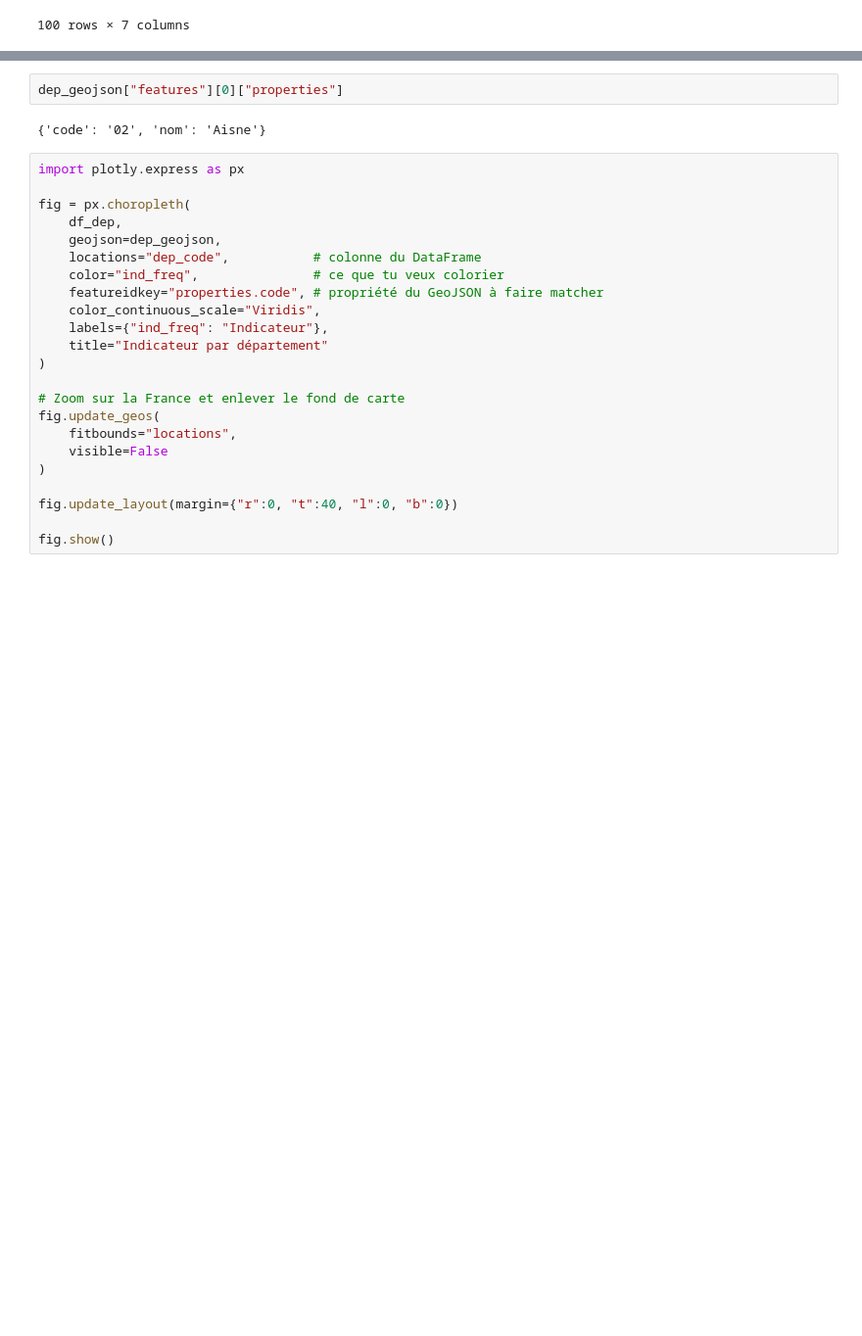
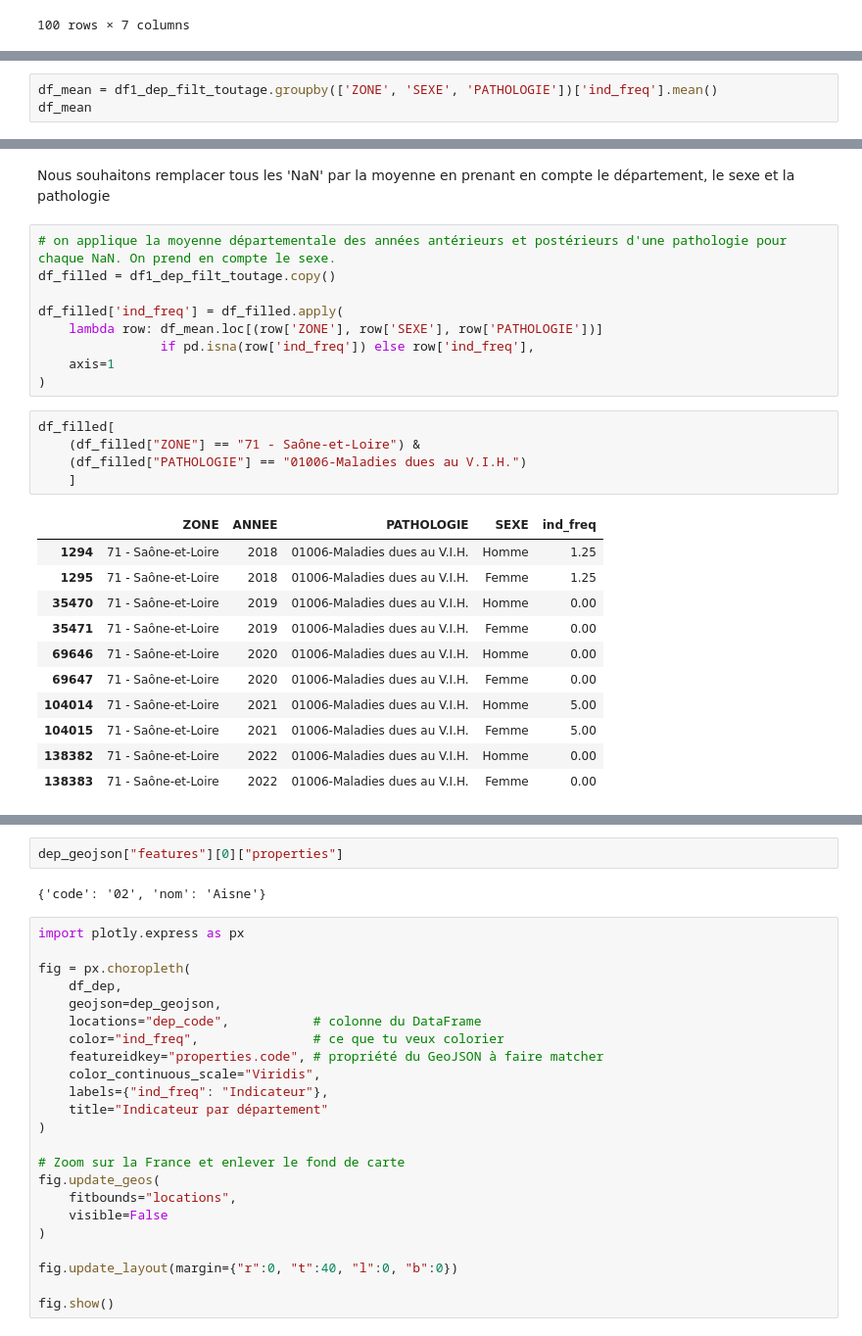
Before and after one commit to J-J-Allison/data_management_projet, a Jupyter notebook: traitement.ipynb, the cells around one changed output, grey strips where cells are left out. Shown at 98% size. Cells and saved outputs as stored; diff of their text form; blank space fills up the shorter version.

Commit message:
NaN modified by mean()

```diff
--- a/traitement.ipynb
+++ b/traitement.ipynb
@@ -116,0 +159,3 @@ df1_dep_filt_toutage.head()
+# %%
+df_mean = df1_dep_filt_toutage.groupby(['ZONE', 'SEXE', 'PATHOLOGIE'])['ind_freq'].mean()
+df_mean
@@ -117 +176,29 @@ df1_dep_filt_toutage.head()
+# %% [markdown]
+Nous souhaitons remplacer tous les 'NaN' par la moyenne en prenant en compte le département, le sexe et la pathologie
+# %%
+# on applique la moyenne départementale des années antérieurs et postérieurs d'une pathologie pour chaque NaN. On prend en compte le sexe.
+df_filled = df1_dep_filt_toutage.copy()
+
+df_filled['ind_freq'] = df_filled.apply(
+    lambda row: df_mean.loc[(row['ZONE'], row['SEXE'], row['PATHOLOGIE'])]
+                if pd.isna(row['ind_freq']) else row['ind_freq'],
+    axis=1
+)
+# %%
+df_filled[
+    (df_filled["ZONE"] == "71 - Saône-et-Loire") &
+    (df_filled["PATHOLOGIE"] == "01006-Maladies dues au V.I.H.")
+    ]
+# %% [output]
+|  | ZONE | ANNEE | PATHOLOGIE | SEXE | ind_freq |
+| 1294 | 71 - Saône-et-Loire | 2018 | 01006-Maladies dues au V.I.H. | Homme | 1.25 |
+| 1295 | 71 - Saône-et-Loire | 2018 | 01006-Maladies dues au V.I.H. | Femme | 1.25 |
+| 35470 | 71 - Saône-et-Loire | 2019 | 01006-Maladies dues au V.I.H. | Homme | 0.00 |
+| 35471 | 71 - Saône-et-Loire | 2019 | 01006-Maladies dues au V.I.H. | Femme | 0.00 |
+| 69646 | 71 - Saône-et-Loire | 2020 | 01006-Maladies dues au V.I.H. | Homme | 0.00 |
+| 69647 | 71 - Saône-et-Loire | 2020 | 01006-Maladies dues au V.I.H. | Femme | 0.00 |
+| 104014 | 71 - Saône-et-Loire | 2021 | 01006-Maladies dues au V.I.H. | Homme | 5.00 |
+| 104015 | 71 - Saône-et-Loire | 2021 | 01006-Maladies dues au V.I.H. | Femme | 5.00 |
+| 138382 | 71 - Saône-et-Loire | 2022 | 01006-Maladies dues au V.I.H. | Homme | 0.00 |
+| 138383 | 71 - Saône-et-Loire | 2022 | 01006-Maladies dues au V.I.H. | Femme | 0.00 |
 # %%
```
Also changed, not shown: parts of 19 cells of this notebook, 1 other file.
